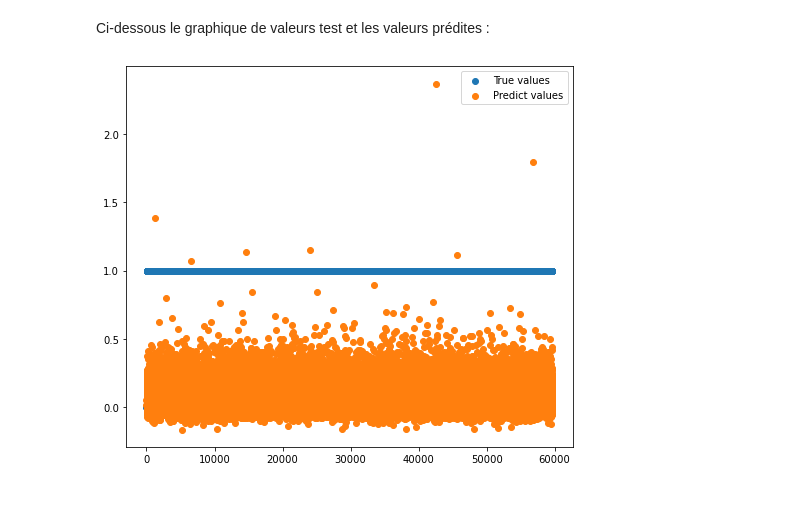
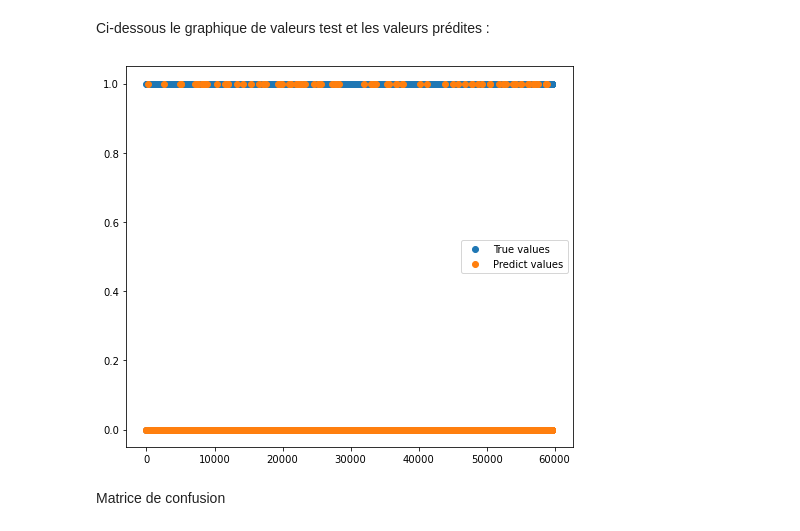
Before and after one commit to mohamedtrabis/Projet-7-Implementez-un-modele-de-scoring, a Jupyter notebook: P7_01_dashboard.ipynb, the cells around one changed output. Cells and saved outputs as stored; diff of their text form; code cells hidden in the pictures; blank space fills up the shorter version.

```diff
--- a/P7_01_dashboard.ipynb
+++ b/P7_01_dashboard.ipynb
@@ -1563,13 +1580,13 @@ def get_feature_names(column_transformer):
 # %% [markdown]
 Définir X et y
 # %%
-# X = df_imputed.iloc[ :, 2:216]
-X = X_reduc
-y =  df_train1.iloc[ :,1].values
+X = df_train1.iloc[ :, 2:]
+# X = X_reduc
+y = df_train1.iloc[ :,1].values
 # %% [markdown]
 Splitter les données en train et test
 # %%
-X_train, X_test, y_train, y_test = train_test_split(X, y, test_size = 0.2, random_state=30)
+X_train, X_test, y_train, y_test = train_test_split(X, y, test_size = 0.2, random_state=0,shuffle=df_train1['TARGET'])
 # %% [markdown]
 Nombre de valeurs manquentes
 # %%
@@ -1579,7 +1596,7 @@ Missing: 0
 # %% [markdown]
 Créer l'objet XGBR
 # %%
-xgbr = XGBClassifier()
+xgbr = XGBClassifier(max_depth = 3, objective='binary:logistic', eval_metric='logloss')
 
 # xgbr = Pipeline([
 #                  ("transform" , preprocessor),
@@ -1630,14 +1744,14 @@ plt.show()
 Définir les meilleurs hyperparamètres avec GridSearchCV
 # %%
 param_grid = {
-                'xgbr__n_estimators': [20,40],
-#                 'xgbr__alpha':[0],
-#                 'xgbr__max_features': ['auto'],
-                'xgbr__max_depth': [5],
-#                 'xgbr__subsample': [1],
-#                 'xgbr__validate_parameters':[False],
-#                 'xgbr__learning_rate':[0.29],
-#                 'xgbr__colsample_bytree': [0.22],
+            'n_estimators': [20,40],
+#             'alpha':[0],
+#             'max_features': ['auto'],
+            'max_depth': [5],
+#             'subsample': [1],
+#             'validate_parameters':[False],
+#             'learning_rate':[0.29],
+            'colsample_bytree': [0.22],
 
               }
 
@@ -1711,15 +1821,15 @@ y_pred = model_grid.predict(X_test)
 Ci-dessous le graphique de valeurs test et les valeurs prédites :
 # %%
 fig = plt.subplots(figsize=(8,7))
-
-y_pred = model_grid.predict(X_test)
 
 x_ax = range(len(y_test))
 
 plt.scatter(x_ax, y_test, label='True values')
 plt.scatter(x_ax, y_pred, label='Predict values')
 
 plt.legend()
 plt.show()
 # %% [output]
-[figure, old version]
+[figure, new version]
+# %% [markdown]
+Matrice de confusion
```
Also changed, not shown: parts of 79 cells of this notebook.
